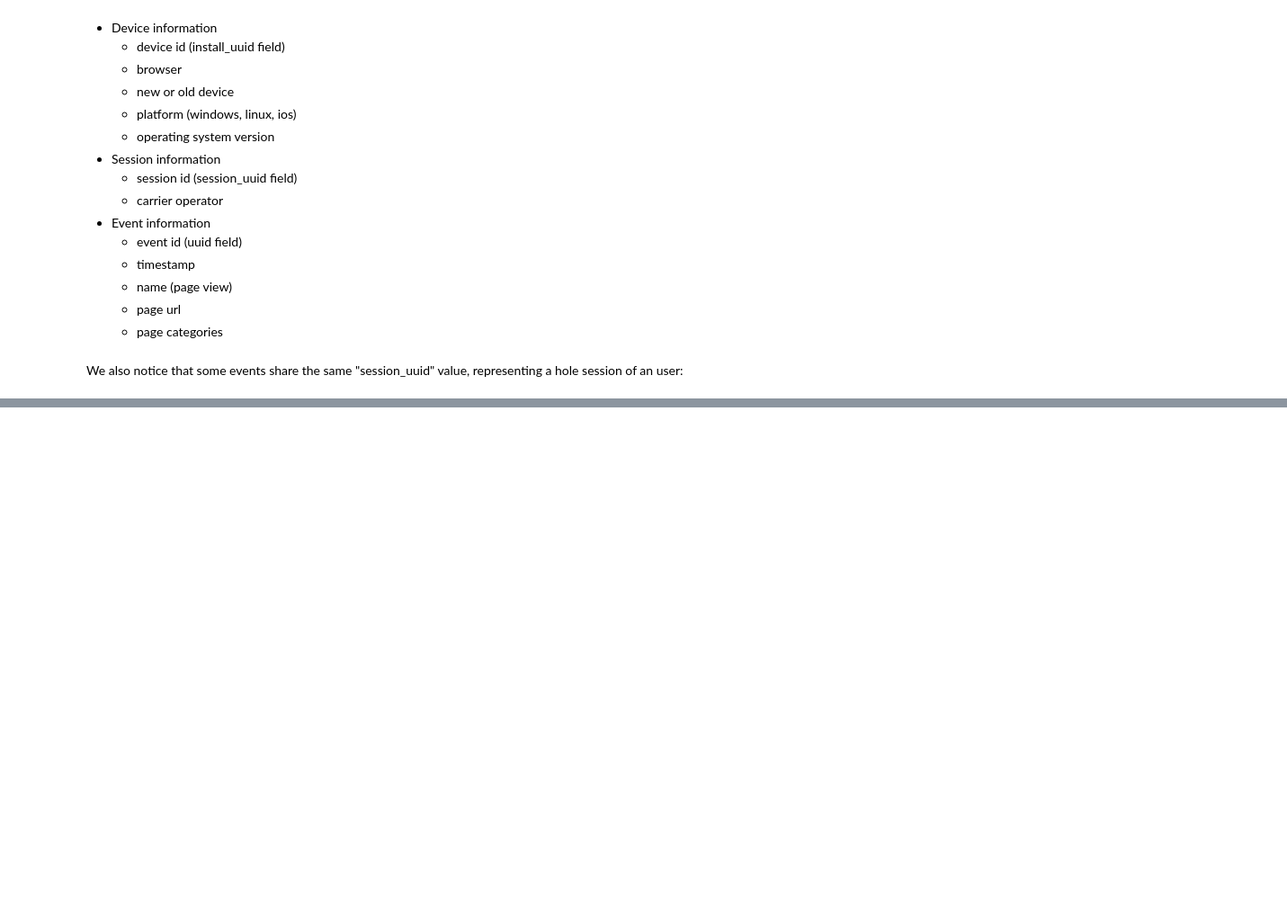
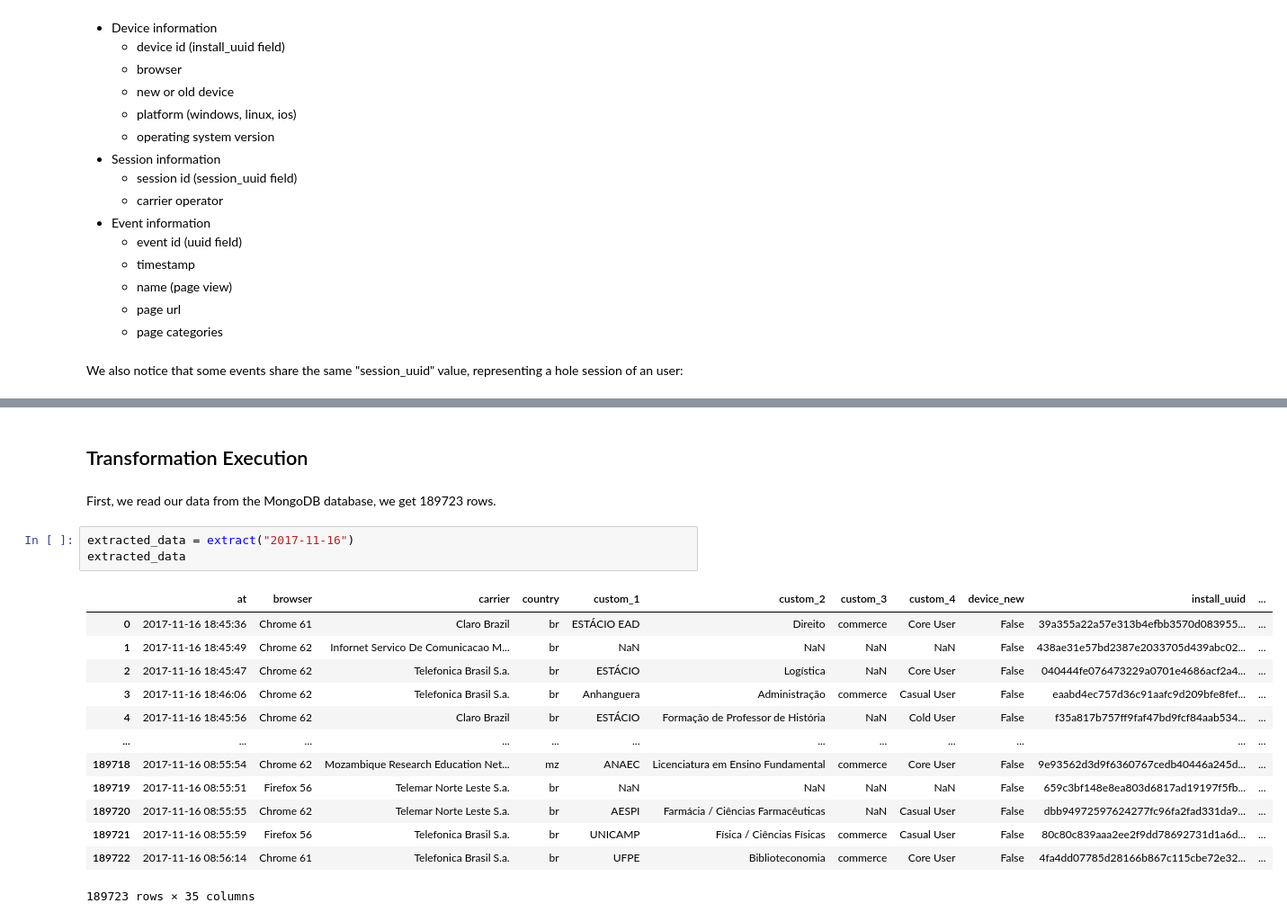
Before and after one commit to enriqueulloap/portfolio, a Jupyter notebook: User Behavior in an Educational Social Network (Part 2).ipynb, the cells around one changed output, grey strips where cells are left out. Shown at 90% size. Saved outputs shown, nothing was run; the diff lists cells and outputs as text; blank space fills up the shorter version.

```diff
--- a/User Behavior in an Educational Social Network (Part 2).ipynb
+++ b/User Behavior in an Educational Social Network (Part 2).ipynb
@@ -95,0 +290,21 @@ In progress...
+# %% [markdown]
+## Transformation Execution
+# %% [markdown]
+First, we read our data from the MongoDB database, we get 189723 rows.
+# %%
+extracted_data = extract("2017-11-16")
+extracted_data
+# %% [output]
+|  | at | browser | carrier | country | custom_1 | custom_2 | custom_3 | custom_4 | device_new | install_uuid | ... |
+| 0 | 2017-11-16 18:45:36 | Chrome 61 | Claro Brazil | br | ESTÁCIO EAD | Direito | commerce | Core User | False | 39a355a22a57e313b4efbb3570d083955... | ... |
+| 1 | 2017-11-16 18:45:49 | Chrome 62 | Infornet Servico De Comunicacao M... | br | NaN | NaN | NaN | NaN | False | 438ae31e57bd2387e2033705d439abc02... | ... |
+| 2 | 2017-11-16 18:45:47 | Chrome 62 | Telefonica Brasil S.a. | br | ESTÁCIO | Logística | NaN | Core User | False | 040444fe076473229a0701e4686acf2a4... | ... |
+| 3 | 2017-11-16 18:46:06 | Chrome 62 | Telefonica Brasil S.a. | br | Anhanguera | Administração | commerce | Casual User | False | eaabd4ec757d36c91aafc9d209bfe8fef... | ... |
+| 4 | 2017-11-16 18:45:56 | Chrome 62 | Claro Brazil | br | ESTÁCIO | Formação de Professor de História | NaN | Cold User | False | f35a817b757ff9faf47bd9fcf84aab534... | ... |
+| ... | ... | ... | ... | ... | ... | ... | ... | ... | ... | ... | ... |
+| 189718 | 2017-11-16 08:55:54 | Chrome 62 | Mozambique Research Education Net... | mz | ANAEC | Licenciatura em Ensino Fundamental | commerce | Core User | False | 9e93562d3d9f6360767cedb40446a245d... | ... |
+| 189719 | 2017-11-16 08:55:51 | Firefox 56 | Telemar Norte Leste S.a. | br | NaN | NaN | NaN | NaN | False | 659c3bf148e8ea803d6817ad19197f5fb... | ... |
+| 189720 | 2017-11-16 08:55:55 | Chrome 62 | Telemar Norte Leste S.a. | br | AESPI | Farmácia / Ciências Farmacêuticas | NaN | Casual User | False | dbb94972597624277fc96fa2fad331da9... | ... |
+| 189721 | 2017-11-16 08:55:59 | Firefox 56 | Telefonica Brasil S.a. | br | UNICAMP | Física / Ciências Físicas | commerce | Casual User | False | 80c80c839aaa2ee2f9dd78692731d1a6d... | ... |
+| 189722 | 2017-11-16 08:56:14 | Chrome 61 | Telefonica Brasil S.a. | br | UFPE | Biblioteconomia | commerce | Core User | False | 4fa4dd07785d28166b867c115cbe72e32... | ... |
+189723 rows × 35 columns
```
Also changed, not shown: parts of 39 cells of this notebook, 1 other file.
